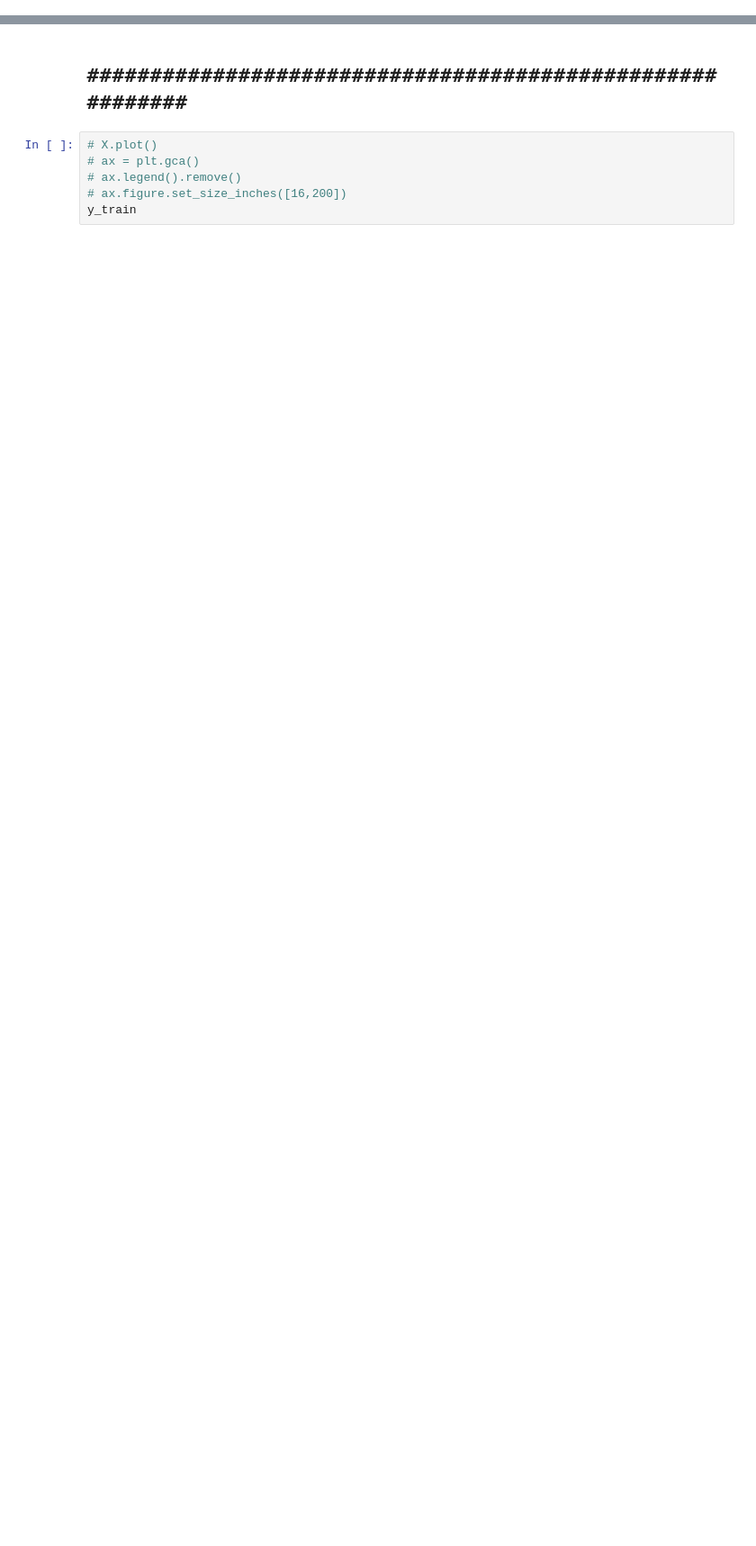
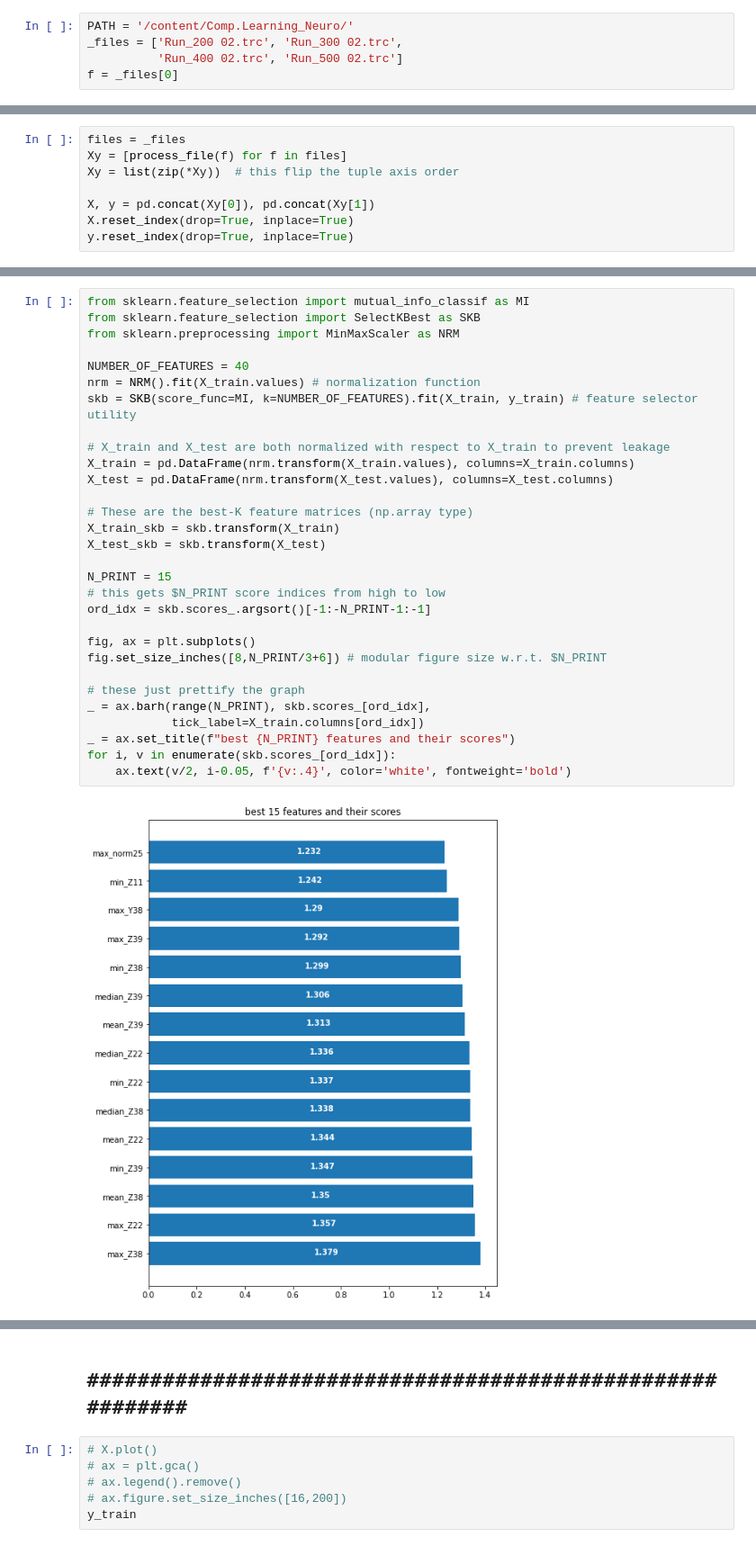
Before and after one commit to idan424/Comp.Learning_Neuro, a Jupyter notebook: Project.ipynb, the cells around one changed output, grey strips where cells are left out. Shown: that part at 90% size. Drawn from its saved outputs; the diff is of its cells as text; blank space fills up the shorter version.

Commit message:
Idan 13.3.21 edit - added some visualizations, data normalization and feature selection

```diff
--- a/Project.ipynb
+++ b/Project.ipynb
@@ -23 +18,6 @@ Unpacking objects: 100% (12/12), done.
+# %%
+PATH = '/content/Comp.Learning_Neuro/'
+_files = ['Run_200 02.trc', 'Run_300 02.trc',
+          'Run_400 02.trc', 'Run_500 02.trc']
+f = _files[0]
 # %%
@@ -110,0 +79,8 @@ print(X,y)
+# %%
+files = _files
+Xy = [process_file(f) for f in files]
+Xy = list(zip(*Xy))  # this flip the tuple axis order
+
+X, y = pd.concat(Xy[0]), pd.concat(Xy[1])
+X.reset_index(drop=True, inplace=True)
+y.reset_index(drop=True, inplace=True)
@@ -126,0 +99,32 @@ X_train, X_test, y_train, y_test = train_test_split(X,y,test_size = 0.2)
+# %%
+from sklearn.feature_selection import mutual_info_classif as MI
+from sklearn.feature_selection import SelectKBest as SKB
+from sklearn.preprocessing import MinMaxScaler as NRM
+
+NUMBER_OF_FEATURES = 40
+nrm = NRM().fit(X_train.values) # normalization function
+skb = SKB(score_func=MI, k=NUMBER_OF_FEATURES).fit(X_train, y_train) # feature selector utility
+
+# X_train and X_test are both normalized with respect to X_train to prevent leakage
+X_train = pd.DataFrame(nrm.transform(X_train.values), columns=X_train.columns)
+X_test = pd.DataFrame(nrm.transform(X_test.values), columns=X_test.columns)
+
+# These are the best-K feature matrices (np.array type)
+X_train_skb = skb.transform(X_train)
+X_test_skb = skb.transform(X_test)
+
+N_PRINT = 15
+# this gets $N_PRINT score indices from high to low
+ord_idx = skb.scores_.argsort()[-1:-N_PRINT-1:-1]
+
+fig, ax = plt.subplots()
+fig.set_size_inches([8,N_PRINT/3+6]) # modular figure size w.r.t. $N_PRINT
+
+# these just prettify the graph
+_ = ax.barh(range(N_PRINT), skb.scores_[ord_idx],
+            tick_label=X_train.columns[ord_idx])
+_ = ax.set_title(f"best {N_PRINT} features and their scores")
+for i, v in enumerate(skb.scores_[ord_idx]):
+    ax.text(v/2, i-0.05, f'{v:.4}', color='white', fontweight='bold')
+# %% [output]
+[figure, added]
```
Also changed, not shown: parts of 13 cells of this notebook.
